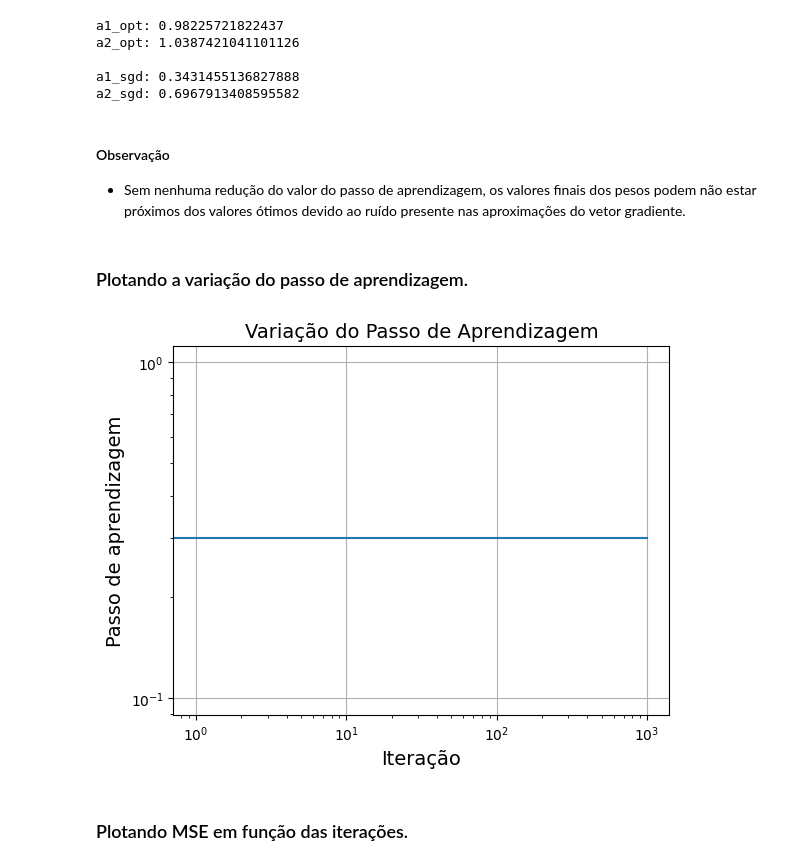
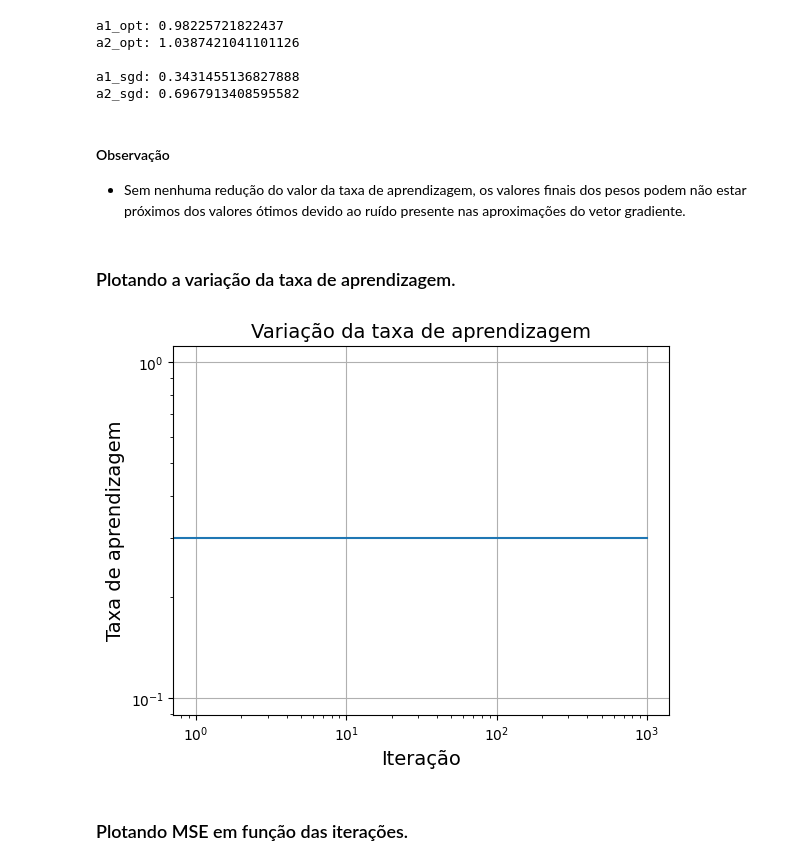
Before and after one commit to zz4fap/t319_aprendizado_de_maquina, a Jupyter notebook: notebooks/regression/gde_com_redução_gradual.ipynb, the cells around one changed output. Drawn from its saved outputs; the diff is of its cells as text; code cells hidden in the pictures.

```diff
--- a/notebooks/regression/gde_com_redução_gradual.ipynb
+++ b/notebooks/regression/gde_com_redução_gradual.ipynb
@@ -303,22 +303,22 @@ a2_sgd: 0.6967913408595582
 # %% [markdown]
 #### Observação
 
-+ Sem nenhuma redução do valor do passo de aprendizagem, os valores finais dos pesos podem não estar próximos dos valores ótimos devido ao ruído presente nas aproximações do vetor gradiente.
++ Sem nenhuma redução do valor da taxa de aprendizagem, os valores finais dos pesos podem não estar próximos dos valores ótimos devido ao ruído presente nas aproximações do vetor gradiente.
 # %% [markdown]
-### Plotando a variação do passo de aprendizagem.
+### Plotando a variação da taxa de aprendizagem.
 # %%
 # Plot alpha history
 fig = plt.figure()
 plt.plot(range(0, n_epochs*N), alpha_hist)
 plt.yscale("log")
 plt.xscale("log")
 plt.xlabel('Iteração', fontsize=14)
-plt.ylabel('Passo de aprendizagem', fontsize=14)
-plt.title('Variação do Passo de Aprendizagem', fontsize=14)
+plt.ylabel('Taxa de aprendizagem', fontsize=14)
+plt.title('Variação da taxa de aprendizagem', fontsize=14)
 plt.grid()
 plt.show()
 # %% [output]
-[figure, old version]
+[figure, new version]
 # %% [markdown]
 ### Plotando MSE em função das iterações.
 # %%
```
Also changed, not shown: parts of 12 cells of this notebook, 2 other files.
